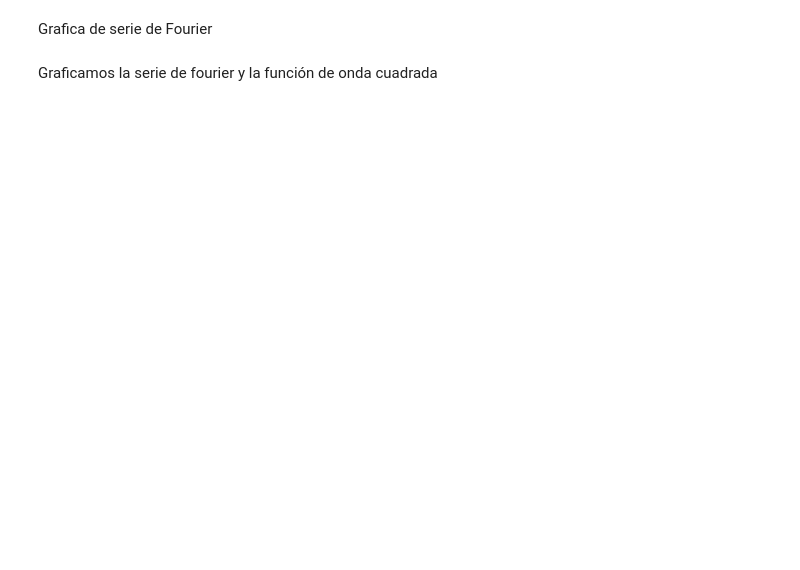
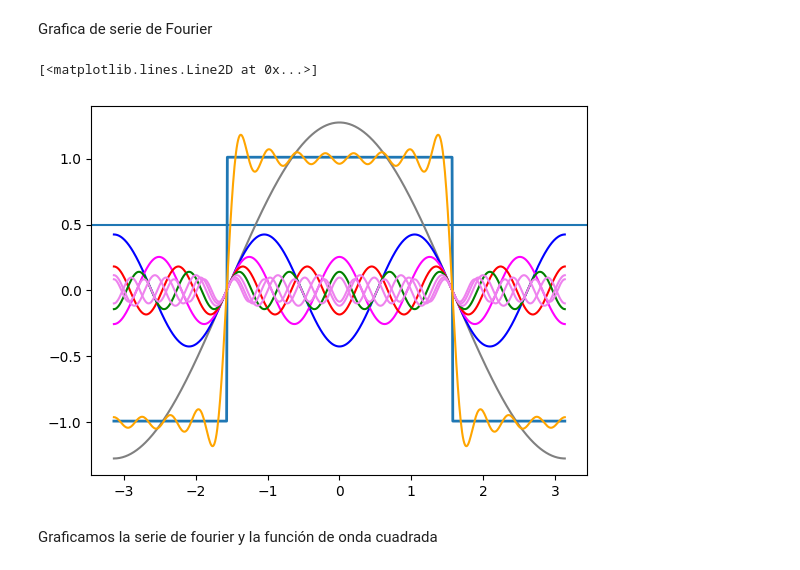
Before and after one commit to FelipeOcampo03/progamacioning, a Jupyter notebook: actividadfourier.ipynb, the cells around one changed output. Saved outputs shown, nothing was run; the diff lists cells and outputs as text; code cells hidden in the pictures; blank space fills up the shorter version.

```diff
--- a/actividadfourier.ipynb
+++ b/actividadfourier.ipynb
@@ -39,4 +133,40 @@ Se grafica cada serie de forma individual
 # %% [markdown]
 Grafica de serie de Fourier
+# %%
+plt.axhline(y = 0.5, label = '1/2')
+
+serie1 = (4 * np.cos(tiempo)) / np.pi
+plt.plot(tiempo, serie1, 'grey', label = '(4 *cos(tiempo)) /pi)')
+plt.plot(tiempo, FuncionTramos, lw=2)
+
+
+serie2 = -((4 * np.cos(tiempo*3)) / (3*np.pi))
+plt.plot(tiempo, serie2, 'blue', label = '(4 *cos(tiempo*3)) / 3*pi)')
+
+serie3 = (4 * np.cos(5*tiempo)) / (5*np.pi)
+plt.plot(tiempo, serie3, 'magenta', label = '(4 *cos(5*tiempo)) / (5*pi)')
+
+serie4 = -((4* np.cos(7*tiempo)) / (7*np.pi))
+plt.plot(tiempo, serie4, 'red', label = '(4*cos(7*tiempo)) / (7*pi)')
+
+serie5= (4 * np.cos(9*tiempo)) / (9*np.pi)
+plt.plot(tiempo, serie5, 'green', label = '(4 *cos(9*tiempo)) / (9*pi)')
+
+serie6 = -((4 * np.cos(11*tiempo)) / (11*np.pi))
+plt.plot(tiempo, serie6, 'violet', label = '(4 *cos(11*tiempo)) / (11*pi)')
+
+serie7 = (4 * np.cos(13*tiempo)) / (13*np.pi)
+plt.plot(tiempo, serie7, 'violet', label = '(4 *cos(13*tiempo)) / (13*pi)')
+
+serie8 = -((4 * np.cos(15*tiempo)) / (15*np.pi))
+plt.plot(tiempo, serie8, 'violet', label = '(4 *cos(15*tiempo)) / (15*pi)')
+
+
+serieFourier = serie1 + serie2 + serie3 + serie4 + serie5 + serie6 + serie7 + serie8
+
+plt.plot(tiempo, serieFourier, 'orange')
+# %% [output]
+[<matplotlib.lines.Line2D at 0x...>]
+[figure, added]
 # %% [markdown]
 Graficamos la serie de fourier y la función de onda cuadrada
```
Also changed, not shown: parts of 4 cells of this notebook.
